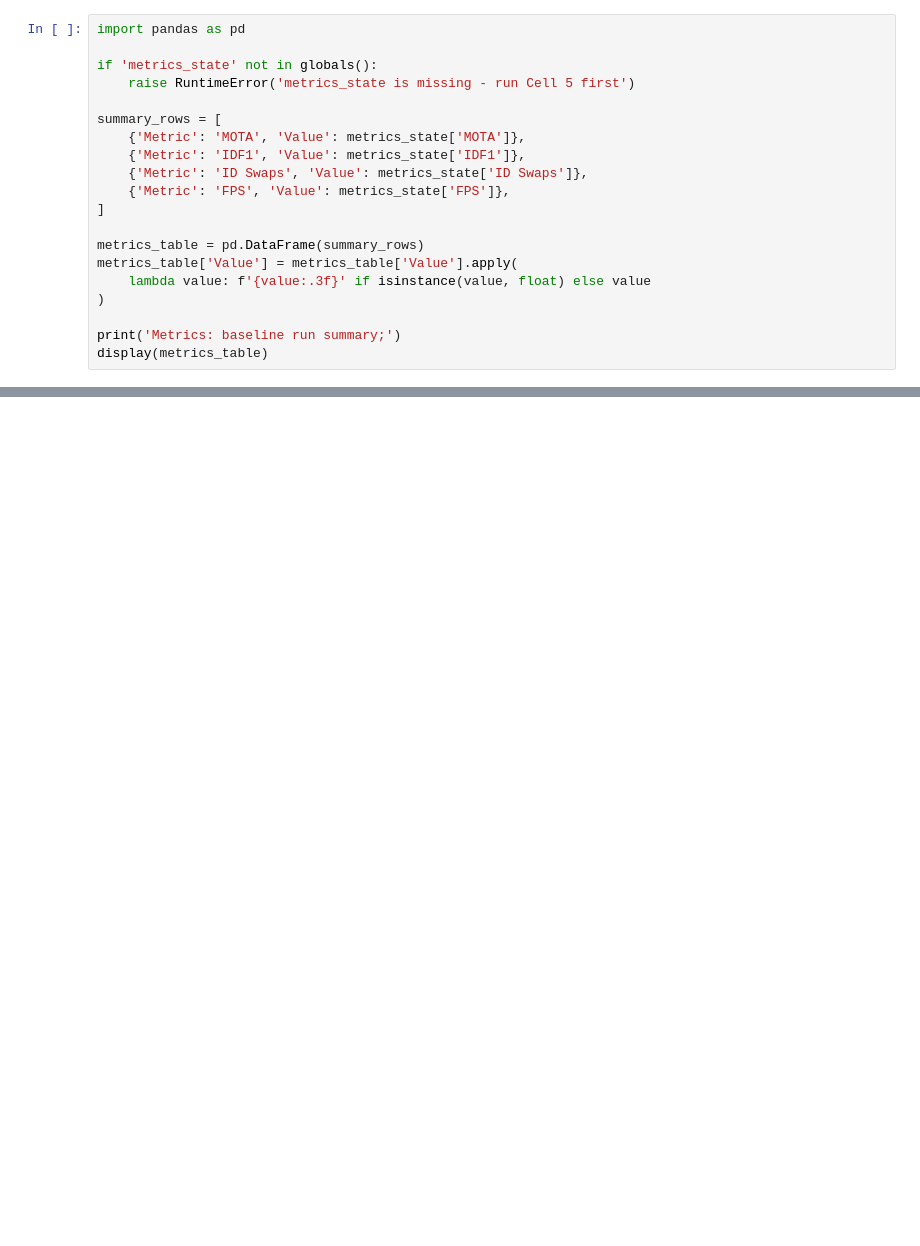
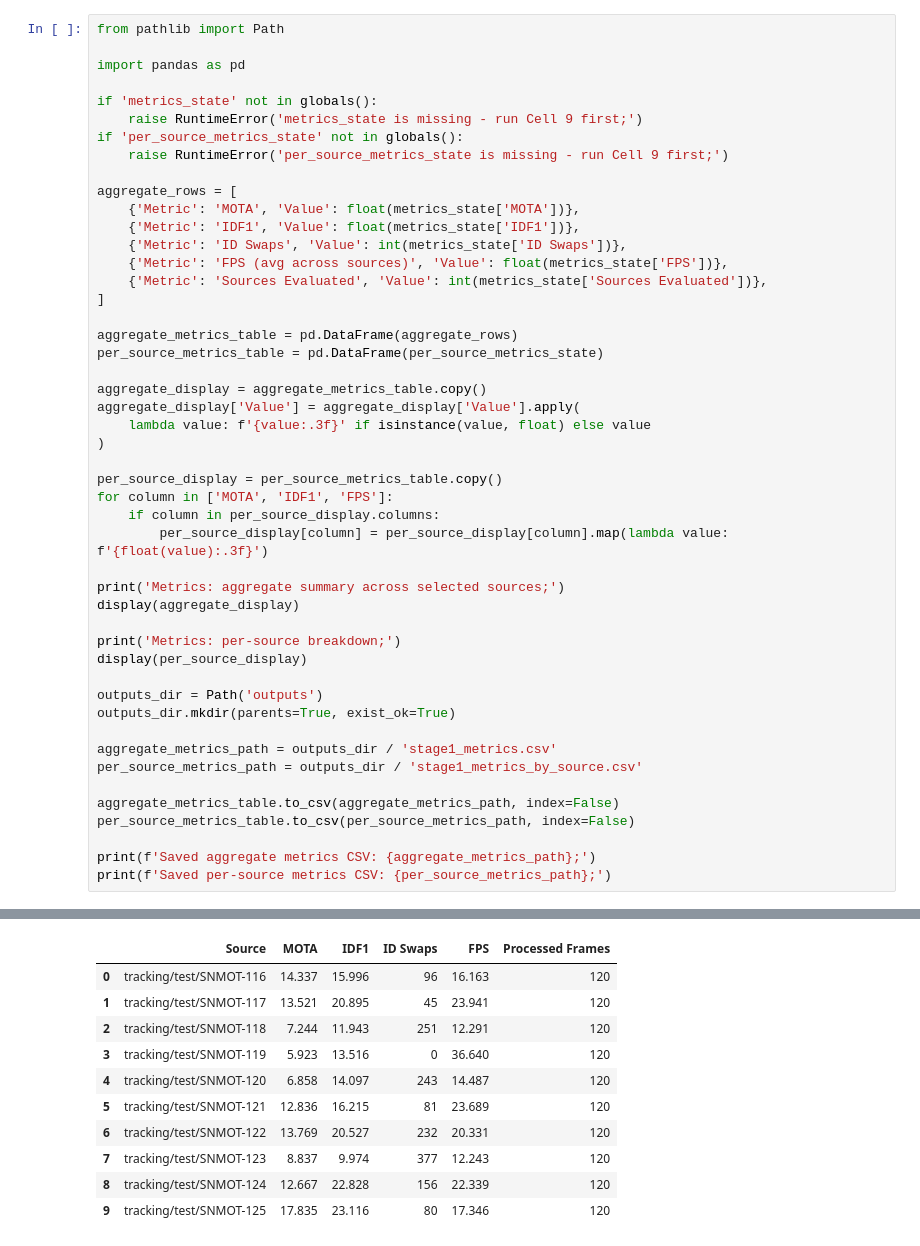
Before and after one commit to ituvtu/reid_investigation, a Jupyter notebook: experiments/01_stage1_baseline.ipynb, the cells around one changed output, grey strips where cells are left out. Cells and saved outputs as stored; diff of their text form; blank space fills up the shorter version.

```diff
--- a/experiments/01_stage1_baseline.ipynb
+++ b/experiments/01_stage1_baseline.ipynb
@@ -320,20 +879,49 @@ print('Status: processing and metric computation completed;')
 # %%
+from pathlib import Path
+
 import pandas as pd
 
 if 'metrics_state' not in globals():
-    raise RuntimeError('metrics_state is missing - run Cell 5 first')
+    raise RuntimeError('metrics_state is missing - run Cell 9 first;')
+if 'per_source_metrics_state' not in globals():
+    raise RuntimeError('per_source_metrics_state is missing - run Cell 9 first;')
 
-summary_rows = [
-    {'Metric': 'MOTA', 'Value': metrics_state['MOTA']},
-    {'Metric': 'IDF1', 'Value': metrics_state['IDF1']},
-    {'Metric': 'ID Swaps', 'Value': metrics_state['ID Swaps']},
-    {'Metric': 'FPS', 'Value': metrics_state['FPS']},
+aggregate_rows = [
+    {'Metric': 'MOTA', 'Value': float(metrics_state['MOTA'])},
+    {'Metric': 'IDF1', 'Value': float(metrics_state['IDF1'])},
+    {'Metric': 'ID Swaps', 'Value': int(metrics_state['ID Swaps'])},
+    {'Metric': 'FPS (avg across sources)', 'Value': float(metrics_state['FPS'])},
+    {'Metric': 'Sources Evaluated', 'Value': int(metrics_state['Sources Evaluated'])},
 ]
 
-metrics_table = pd.DataFrame(summary_rows)
-metrics_table['Value'] = metrics_table['Value'].apply(
+aggregate_metrics_table = pd.DataFrame(aggregate_rows)
+per_source_metrics_table = pd.DataFrame(per_source_metrics_state)
+
+aggregate_display = aggregate_metrics_table.copy()
+aggregate_display['Value'] = aggregate_display['Value'].apply(
     lambda value: f'{value:.3f}' if isinstance(value, float) else value
 )
 
-print('Metrics: baseline run summary;')
-display(metrics_table)
+per_source_display = per_source_metrics_table.copy()
+for column in ['MOTA', 'IDF1', 'FPS']:
+    if column in per_source_display.columns:
+        per_source_display[column] = per_source_display[column].map(lambda value: f'{float(value):.3f}')
+
+print('Metrics: aggregate summary across selected sources;')
+display(aggregate_display)
+
+print('Metrics: per-source breakdown;')
+display(per_source_display)
+
+outputs_dir = Path('outputs')
+outputs_dir.mkdir(parents=True, exist_ok=True)
+
+aggregate_metrics_path = outputs_dir / 'stage1_metrics.csv'
+per_source_metrics_path = outputs_dir / 'stage1_metrics_by_source.csv'
+
+aggregate_metrics_table.to_csv(aggregate_metrics_path, index=False)
+per_source_metrics_table.to_csv(per_source_metrics_path, index=False)
+
+print(f'Saved aggregate metrics CSV: {aggregate_metrics_path};')
+print(f'Saved per-source metrics CSV: {per_source_metrics_path};')
+# %% [output]
@@ -339,0 +936,11 @@ display(metrics_table)
+|  | Source | MOTA | IDF1 | ID Swaps | FPS | Processed Frames |
+| 0 | tracking/test/SNMOT-116 | 14.337 | 15.996 | 96 | 16.163 | 120 |
+| 1 | tracking/test/SNMOT-117 | 13.521 | 20.895 | 45 | 23.941 | 120 |
+| 2 | tracking/test/SNMOT-118 | 7.244 | 11.943 | 251 | 12.291 | 120 |
+| 3 | tracking/test/SNMOT-119 | 5.923 | 13.516 | 0 | 36.640 | 120 |
+| 4 | tracking/test/SNMOT-120 | 6.858 | 14.097 | 243 | 14.487 | 120 |
+| 5 | tracking/test/SNMOT-121 | 12.836 | 16.215 | 81 | 23.689 | 120 |
+| 6 | tracking/test/SNMOT-122 | 13.769 | 20.527 | 232 | 20.331 | 120 |
+| 7 | tracking/test/SNMOT-123 | 8.837 | 9.974 | 377 | 12.243 | 120 |
+| 8 | tracking/test/SNMOT-124 | 12.667 | 22.828 | 156 | 22.339 | 120 |
+| 9 | tracking/test/SNMOT-125 | 17.835 | 23.116 | 80 | 17.346 | 120 |
```
Also changed, not shown: parts of 10 cells of this notebook, 19 other files.
